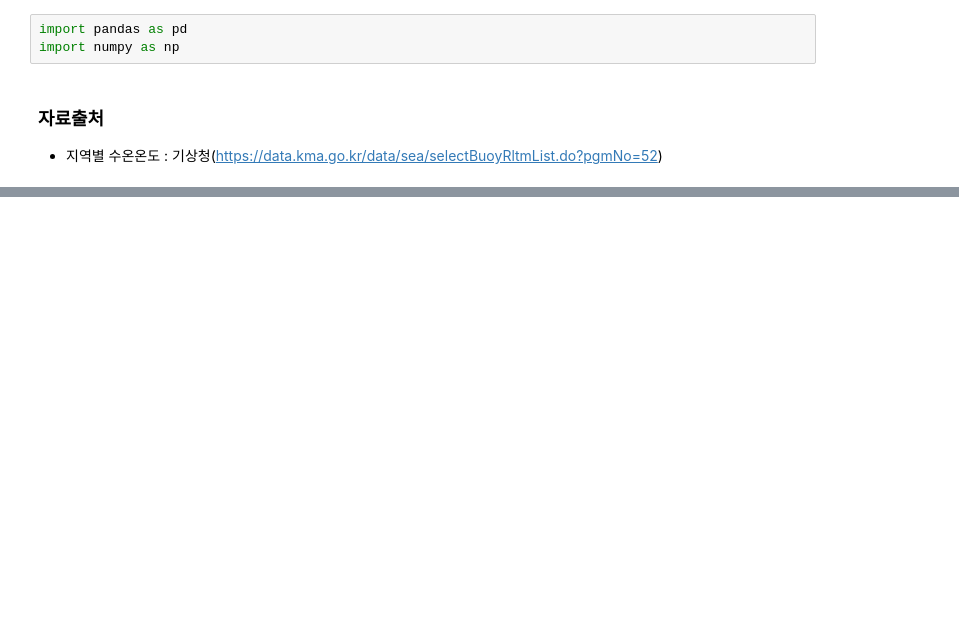
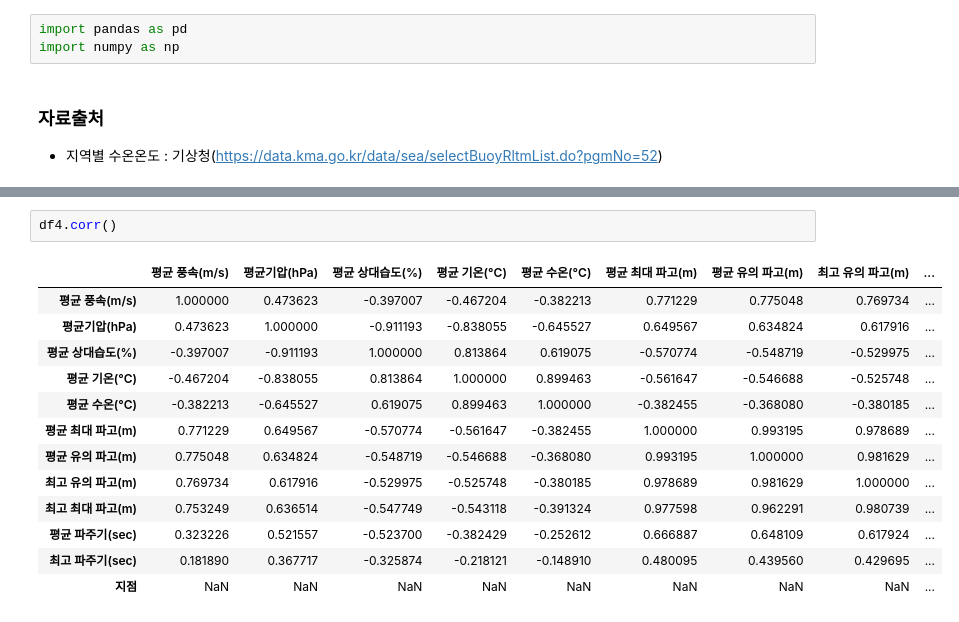
Before and after one commit to dlwogus552/big_data_project, a Jupyter notebook: python/temperature_data.ipynb, the cells around one changed output, grey strips where cells are left out. Cells and saved outputs as stored; diff of their text form; blank space fills up the shorter version.

```diff
--- a/python/temperature_data.ipynb
+++ b/python/temperature_data.ipynb
@@ -40,0 +90,16 @@ df1.to_csv('./data/temperature/울산_월별.csv')
+# %%
+df4.corr()
+# %% [output]
+|  | 평균 풍속(m/s) | 평균기압(hPa) | 평균 상대습도(%) | 평균 기온(°C) | 평균 수온(°C) | 평균 최대 파고(m) | 평균 유의 파고(m) | 최고 유의 파고(m) | ... |
+| 평균 풍속(m/s) | 1.000000 | 0.473623 | -0.397007 | -0.467204 | -0.382213 | 0.771229 | 0.775048 | 0.769734 | ... |
+| 평균기압(hPa) | 0.473623 | 1.000000 | -0.911193 | -0.838055 | -0.645527 | 0.649567 | 0.634824 | 0.617916 | ... |
+| 평균 상대습도(%) | -0.397007 | -0.911193 | 1.000000 | 0.813864 | 0.619075 | -0.570774 | -0.548719 | -0.529975 | ... |
+| 평균 기온(°C) | -0.467204 | -0.838055 | 0.813864 | 1.000000 | 0.899463 | -0.561647 | -0.546688 | -0.525748 | ... |
+| 평균 수온(°C) | -0.382213 | -0.645527 | 0.619075 | 0.899463 | 1.000000 | -0.382455 | -0.368080 | -0.380185 | ... |
+| 평균 최대 파고(m) | 0.771229 | 0.649567 | -0.570774 | -0.561647 | -0.382455 | 1.000000 | 0.993195 | 0.978689 | ... |
+| 평균 유의 파고(m) | 0.775048 | 0.634824 | -0.548719 | -0.546688 | -0.368080 | 0.993195 | 1.000000 | 0.981629 | ... |
+| 최고 유의 파고(m) | 0.769734 | 0.617916 | -0.529975 | -0.525748 | -0.380185 | 0.978689 | 0.981629 | 1.000000 | ... |
+| 최고 최대 파고(m) | 0.753249 | 0.636514 | -0.547749 | -0.543118 | -0.391324 | 0.977598 | 0.962291 | 0.980739 | ... |
+| 평균 파주기(sec) | 0.323226 | 0.521557 | -0.523700 | -0.382429 | -0.252612 | 0.666887 | 0.648109 | 0.617924 | ... |
+| 최고 파주기(sec) | 0.181890 | 0.367717 | -0.325874 | -0.218121 | -0.148910 | 0.480095 | 0.439560 | 0.429695 | ... |
+| 지점 | NaN | NaN | NaN | NaN | NaN | NaN | NaN | NaN | ... |
```
Also changed, not shown: parts of 8 cells of this notebook, 12 other files.
